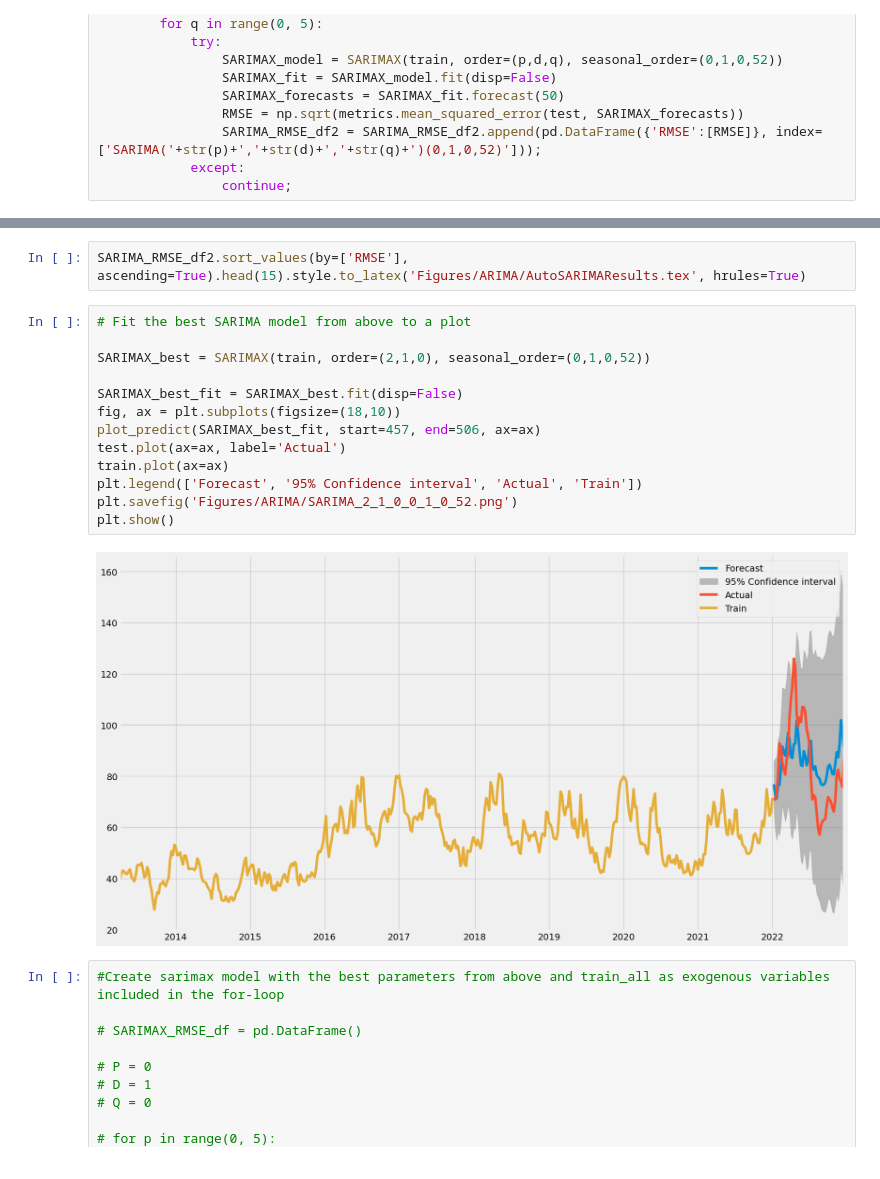
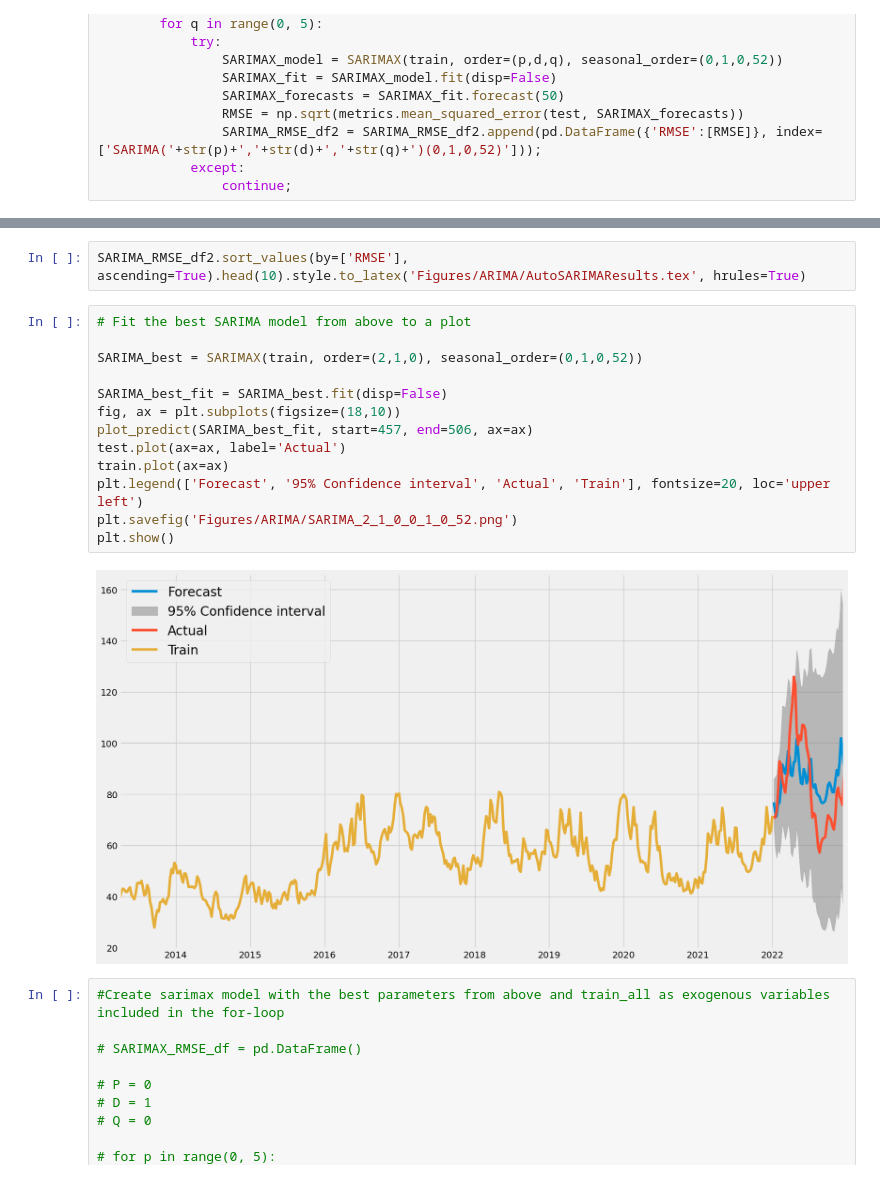
Before and after one commit to BachelorLaks/bachelor2023, a Jupyter notebook: data/ARIMA.ipynb, the cells around one changed output, grey strips where cells are left out. Drawn from its saved outputs; the diff is of its cells as text.

```diff
--- a/data/ARIMA.ipynb
+++ b/data/ARIMA.ipynb
@@ -488,20 +527,20 @@ SARIMA_RMSE_df2.sort_values(by=['RMSE'], ascending=True).head(10)
 # %%
-SARIMA_RMSE_df2.sort_values(by=['RMSE'], ascending=True).head(15).style.to_latex('Figures/ARIMA/AutoSARIMAResults.tex', hrules=True)
+SARIMA_RMSE_df2.sort_values(by=['RMSE'], ascending=True).head(10).style.to_latex('Figures/ARIMA/AutoSARIMAResults.tex', hrules=True)
 # %%
 # Fit the best SARIMA model from above to a plot
 
-SARIMAX_best = SARIMAX(train, order=(2,1,0), seasonal_order=(0,1,0,52))
+SARIMA_best = SARIMAX(train, order=(2,1,0), seasonal_order=(0,1,0,52))
 
-SARIMAX_best_fit = SARIMAX_best.fit(disp=False)
+SARIMA_best_fit = SARIMA_best.fit(disp=False)
 fig, ax = plt.subplots(figsize=(18,10))
-plot_predict(SARIMAX_best_fit, start=457, end=506, ax=ax)
+plot_predict(SARIMA_best_fit, start=457, end=506, ax=ax)
 test.plot(ax=ax, label='Actual')
 train.plot(ax=ax)
-plt.legend(['Forecast', '95% Confidence interval', 'Actual', 'Train'])
+plt.legend(['Forecast', '95% Confidence interval', 'Actual', 'Train'], fontsize=20, loc='upper left')
 plt.savefig('Figures/ARIMA/SARIMA_2_1_0_0_1_0_52.png')
 plt.show()
 # %% [output]
-[figure, old version]
+[figure, new version]
 # %%
 #Create sarimax model with the best parameters from above and train_all as exogenous variables included in the for-loop
 
```
Also changed, not shown: parts of 4 cells of this notebook, 6 other files.
